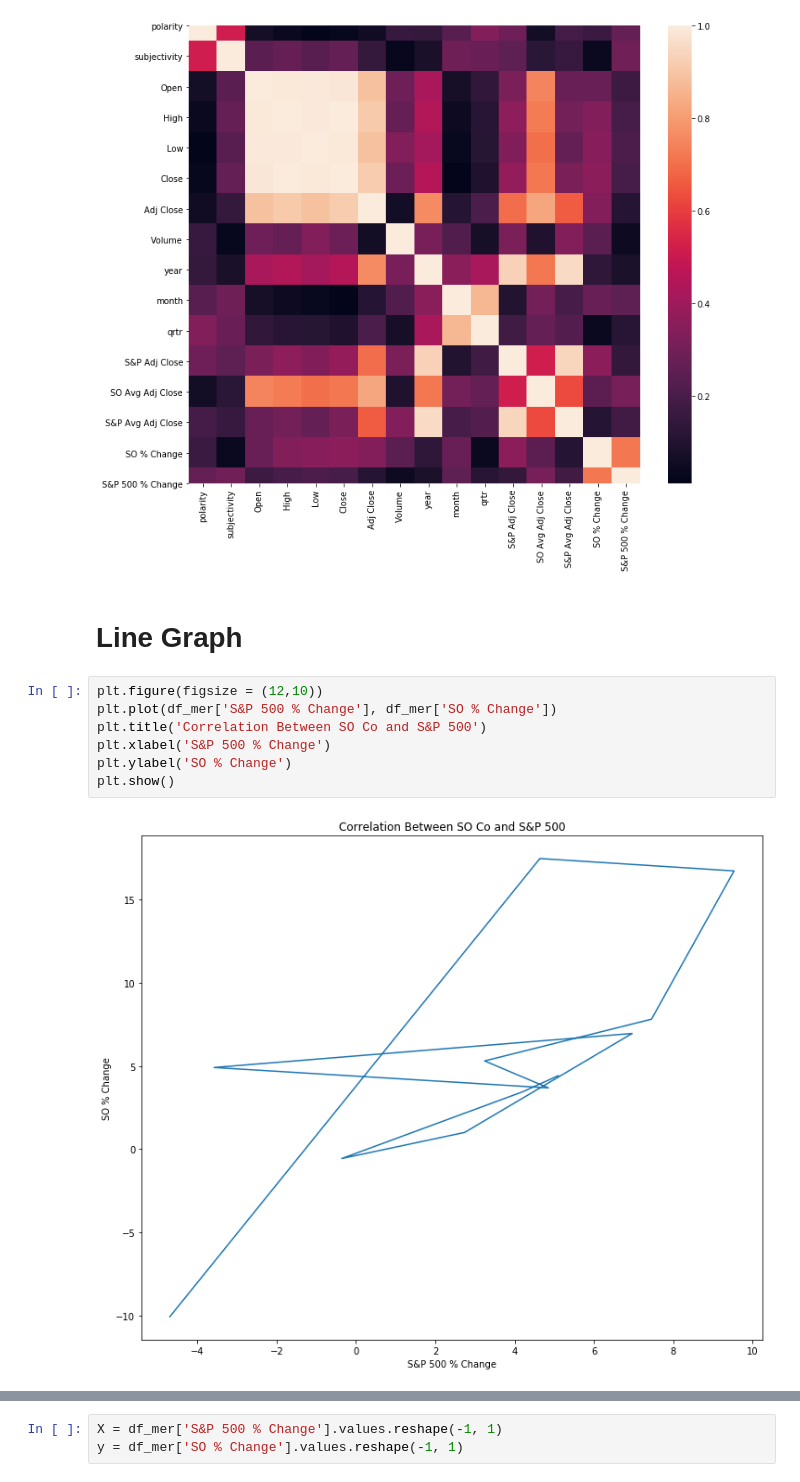
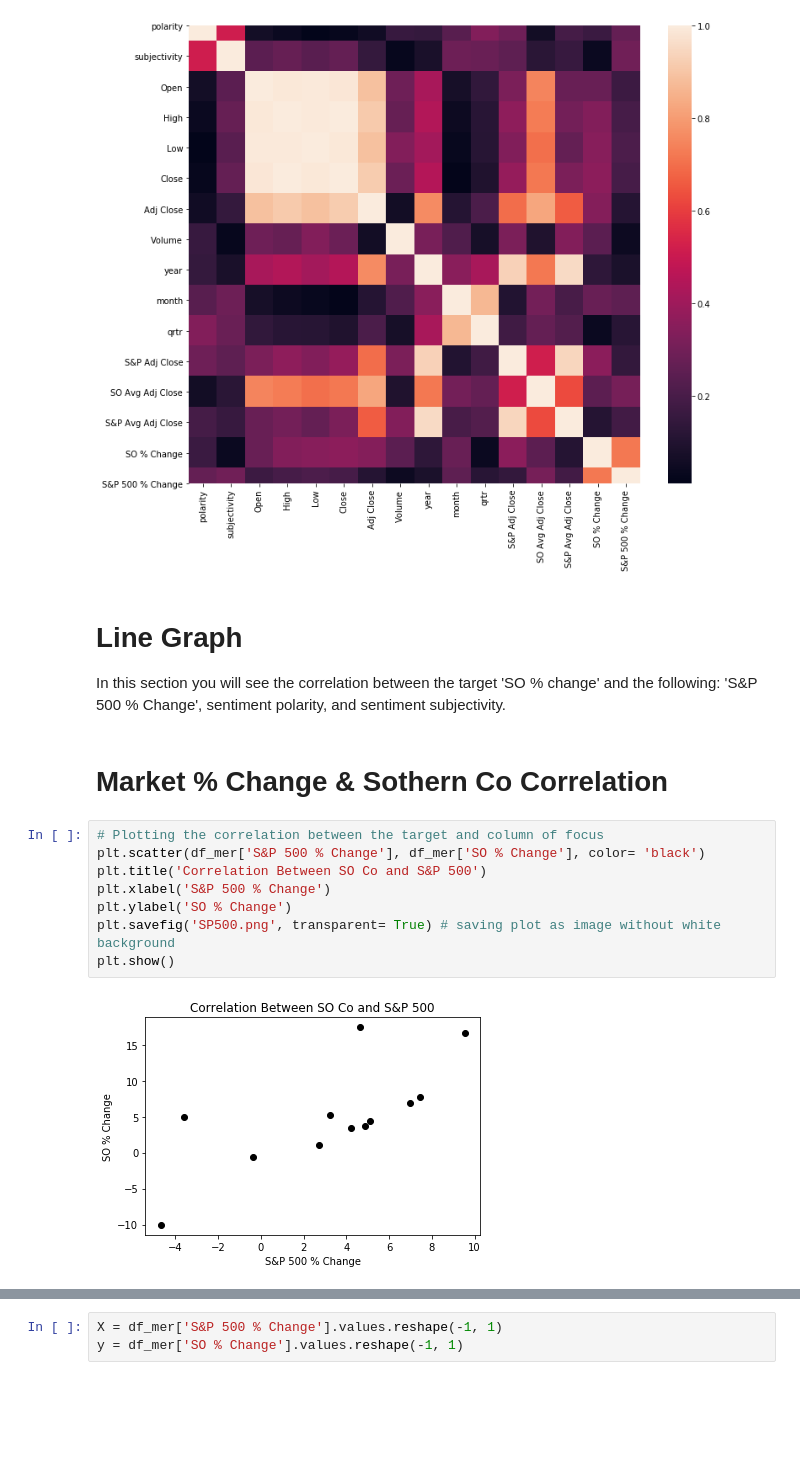
Before and after one commit to bmor2552/QQuarterlyInc, a Jupyter notebook: Notebooks/Step2_Sentiment_Analysis.ipynb, the cells around one changed output, grey strips where cells are left out. Drawn from its saved outputs; the diff is of its cells as text; blank space fills up the shorter version.

```diff
--- a/Notebooks/Step2_Modeling.ipynb
+++ b/Notebooks/Step2_Sentiment_Analysis.ipynb
@@ -871,14 +875,18 @@ sns.heatmap(df_mer.corr().abs())    # To see the correlations
 plt.show()
 # %% [output]
 [figure]
-# %% [markdown]
-# Line Graph
+# %% [markdown]
+# Line Graph
+In this section you will see the correlation between the target 'SO % change' and the following: 'S&P 500 % Change', sentiment polarity, and sentiment subjectivity.
+# %% [markdown]
+# Market % Change & Sothern Co Correlation
 # %%
-plt.figure(figsize = (12,10))
-plt.plot(df_mer['S&P 500 % Change'], df_mer['SO % Change'])
+# Plotting the correlation between the target and column of focus
+plt.scatter(df_mer['S&P 500 % Change'], df_mer['SO % Change'], color= 'black')
 plt.title('Correlation Between SO Co and S&P 500')
 plt.xlabel('S&P 500 % Change')
 plt.ylabel('SO % Change')
+plt.savefig('SP500.png', transparent= True) # saving plot as image without white background
 plt.show()
 # %% [output]
-[figure, old version]
+[figure, new version]
```
Also changed, not shown: parts of 17 cells of this notebook, 3 other files.
